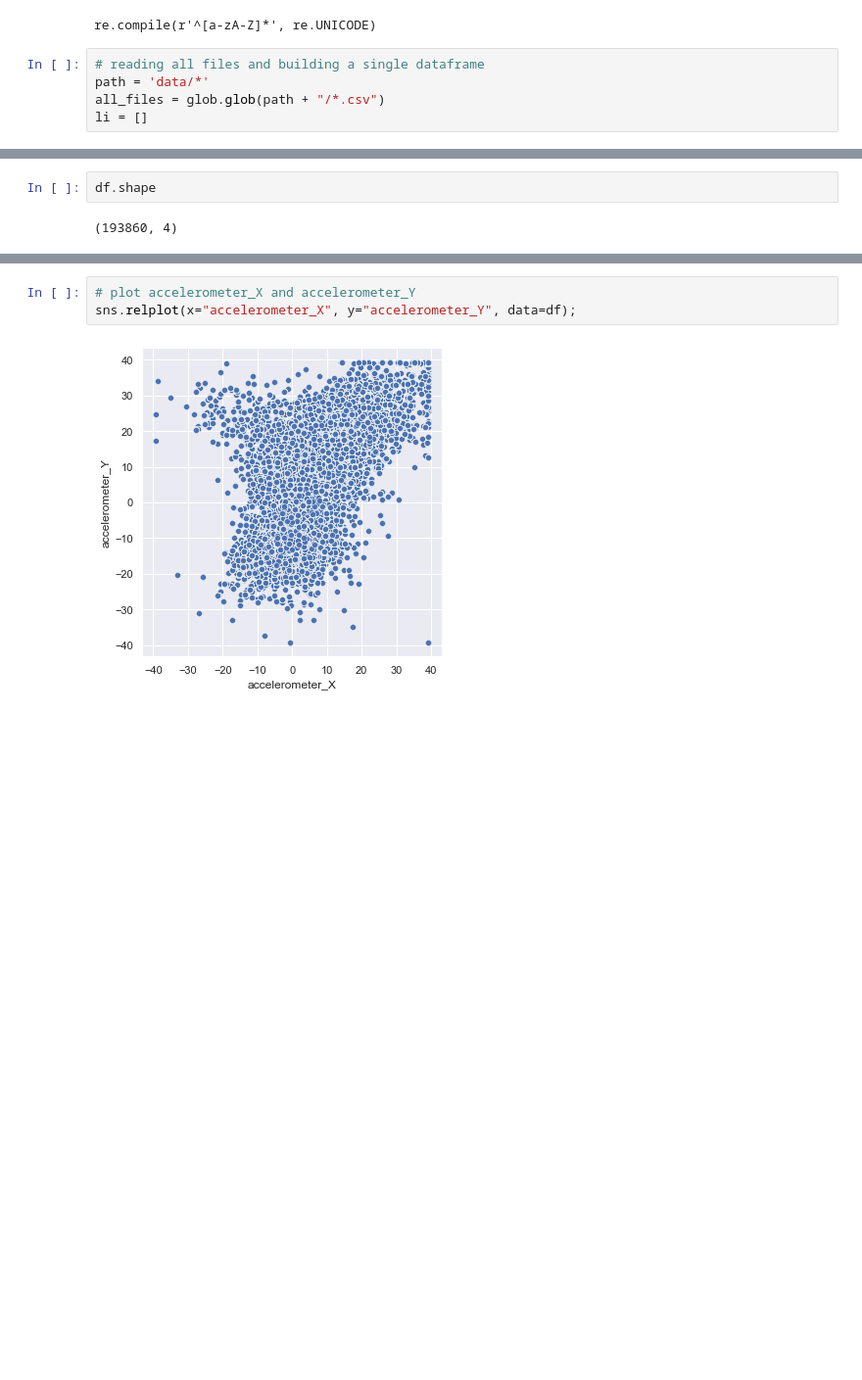
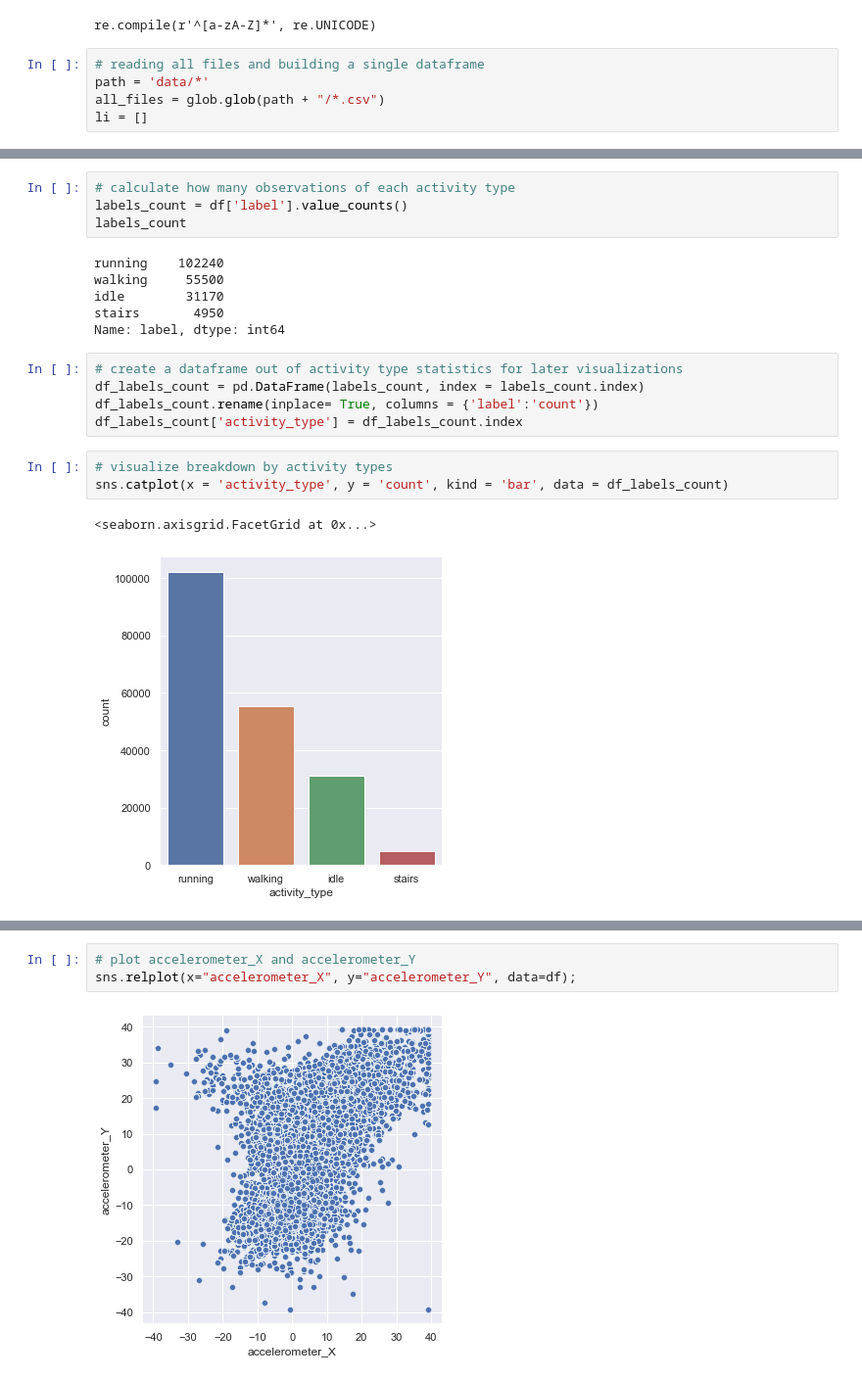
Before and after one commit to GendolfJunior/Python_programming_for_data_scientists, a Jupyter notebook: Final project/project_f.ipynb, the cells around one changed output, grey strips where cells are left out. Shown at 98% size. Cells and saved outputs as stored; diff of their text form; blank space fills up the shorter version.

```diff
--- a/Final project/project_f.ipynb
+++ b/Final project/project_f.ipynb
@@ -49,8 +50,25 @@ df
 | 193858 | -2.978387 | -3.050213 | 1.273715 | walking |
 | 193859 | -4.347870 | -9.926360 | -1.642422 | walking |
 193860 rows × 4 columns
-# %%
-df.shape
-# %% [output]
-(193860, 4)
+# %%
+# calculate how many observations of each activity type
+labels_count = df['label'].value_counts()
+labels_count
+# %% [output]
+running    102240
+walking     55500
+idle        31170
+stairs       4950
+Name: label, dtype: int64
+# %%
+# create a dataframe out of activity type statistics for later visualizations
+df_labels_count = pd.DataFrame(labels_count, index = labels_count.index)
+df_labels_count.rename(inplace= True, columns = {'label':'count'})
+df_labels_count['activity_type'] = df_labels_count.index
+# %%
+# visualize breakdown by activity types
+sns.catplot(x = 'activity_type', y = 'count', kind = 'bar', data = df_labels_count)
+# %% [output]
+<seaborn.axisgrid.FacetGrid at 0x...>
+[figure, added]
 # %%
```
Also changed, not shown: parts of 17 cells of this notebook, 3 other files.
